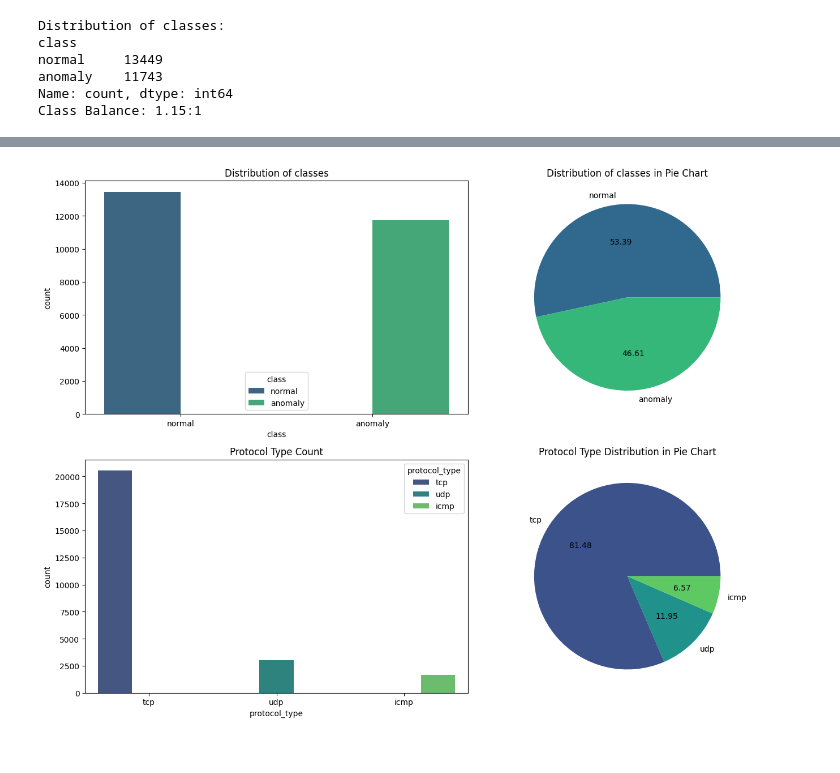
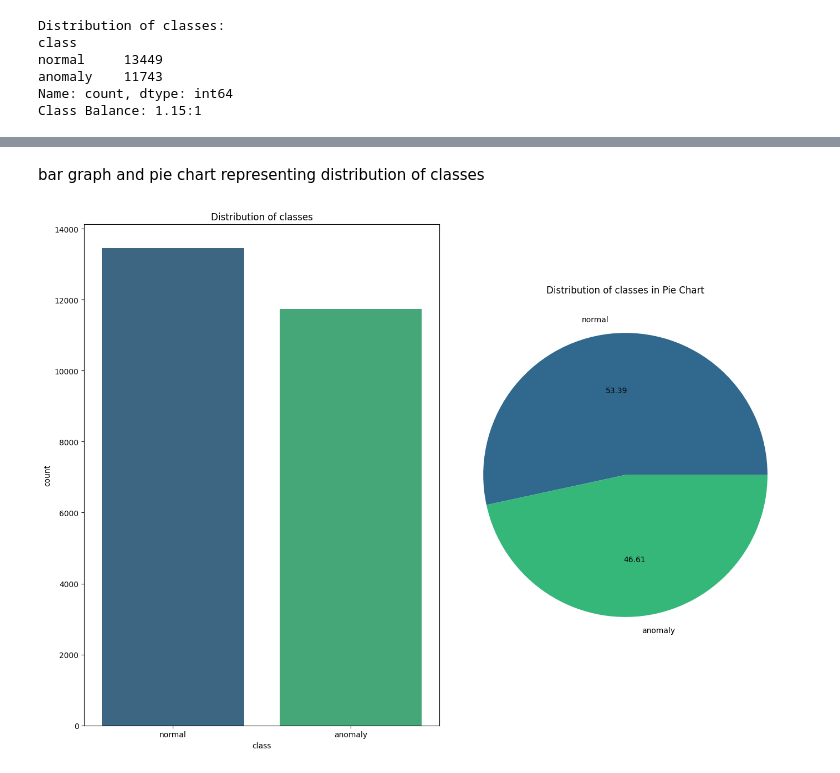
Before and after one commit to Luv-valecha/Network_Intrusion, a Jupyter notebook: .ipynb Notebooks/Eda_1.ipynb, the cells around one changed output, grey strips where cells are left out. Saved outputs shown, nothing was run; the diff lists cells and outputs as text; code cells hidden in the pictures.

```diff
--- a/.ipynb Notebooks/Eda_1.ipynb
+++ b/.ipynb Notebooks/Eda_1.ipynb
@@ -46,33 +115,24 @@ Class Balance: 1.15:1
+# %% [markdown]
+bar graph and pie chart representing distribution of classes
 # %%
 import matplotlib.pyplot as plt
 import seaborn as sns
 
-fig, axes = plt.subplots(2, 2, figsize=(14, 10))  # Create a 2x2 grid
-
+fig, axes = plt.subplots(1, 2, figsize=(14, 10))  # 1 row, 2 columns
 
 palette = "viridis"
 
 # Pie chart of class distribution
 label = df['class'].value_counts().index
 color = sns.color_palette(palette, n_colors=2)
-axes[0, 1].pie(df['class'].value_counts(), labels=label, autopct="%0.2f", colors=color)
-axes[0, 1].set_title("Distribution of classes in Pie Chart")
+axes[1].pie(df['class'].value_counts(), labels=label, autopct="%0.2f", colors=color)
+axes[1].set_title("Distribution of classes in Pie Chart")
 
-#Bar chart of class distribution
-sns.countplot(ax=axes[0, 0], x=df['class'], hue=df['class'], palette=palette)
-axes[0, 0].set_title("Distribution of classes")
-
-#Pie chart of protocol type
-label=df['protocol_type'].value_counts().index
-color = sns.color_palette(palette, n_colors=3)
-axes[1, 1].pie(df['protocol_type'].value_counts(),labels = label , autopct="%0.2f", colors=color)
-axes[1, 1].set_title("Protocol Type Distribution in Pie Chart")
-
-#Bar chart of protocol type
-sns.countplot(ax=axes[1, 0], x=df['protocol_type'], hue=df['protocol_type'], palette=palette)
-axes[1, 0].set_title("Protocol Type Count")
+# Bar chart of class distribution
+sns.countplot(ax=axes[0], x=df['class'], hue=df['class'], palette=palette)
+axes[0].set_title("Distribution of classes")
 
 plt.tight_layout()
 plt.show()
 # %% [output]
-[figure, old version]
+[figure, new version]
```
Also changed, not shown: parts of 28 cells of this notebook.
